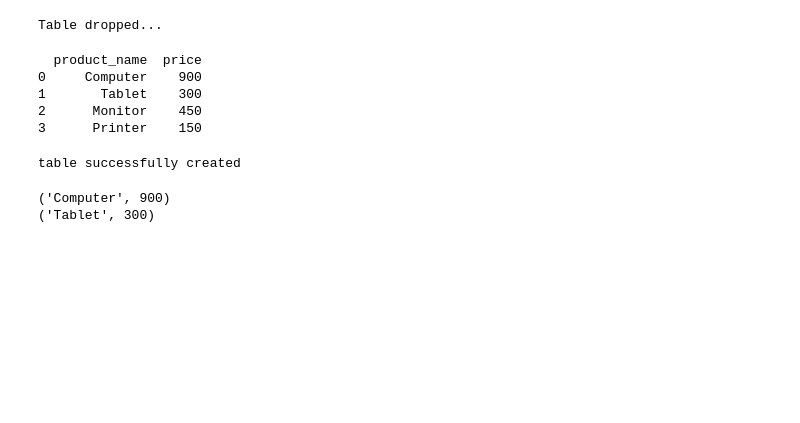
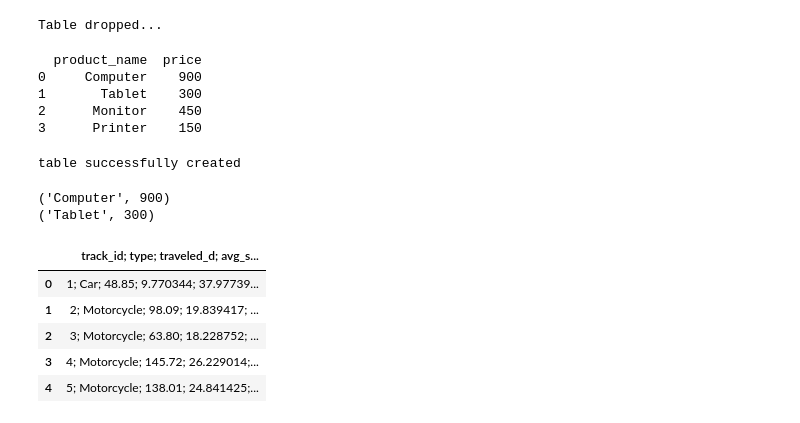
Before and after one commit to benbel376/ELT_Pipeline_Project, a Jupyter notebook: notebooks/extract_and_load.ipynb, the cells around one changed output. Drawn from its saved outputs; the diff is of its cells as text; code cells hidden in the pictures; blank space fills up the shorter version.

```diff
--- a/notebooks/extract_and_load.ipynb
+++ b/notebooks/extract_and_load.ipynb
@@ -103,0 +106,9 @@ load_content(cursor, "products", 2)
+# %%
+data.head()
+# %% [output]
+|  | track_id; type; traveled_d; avg_s... |
+| 0 | 1; Car; 48.85; 9.770344; 37.97739... |
+| 1 | 2; Motorcycle; 98.09; 19.839417; ... |
+| 2 | 3; Motorcycle; 63.80; 18.228752; ... |
+| 3 | 4; Motorcycle; 145.72; 26.229014;... |
+| 4 | 5; Motorcycle; 138.01; 24.841425;... |
```
Also changed, not shown: parts of 9 cells of this notebook, 1 other file.
